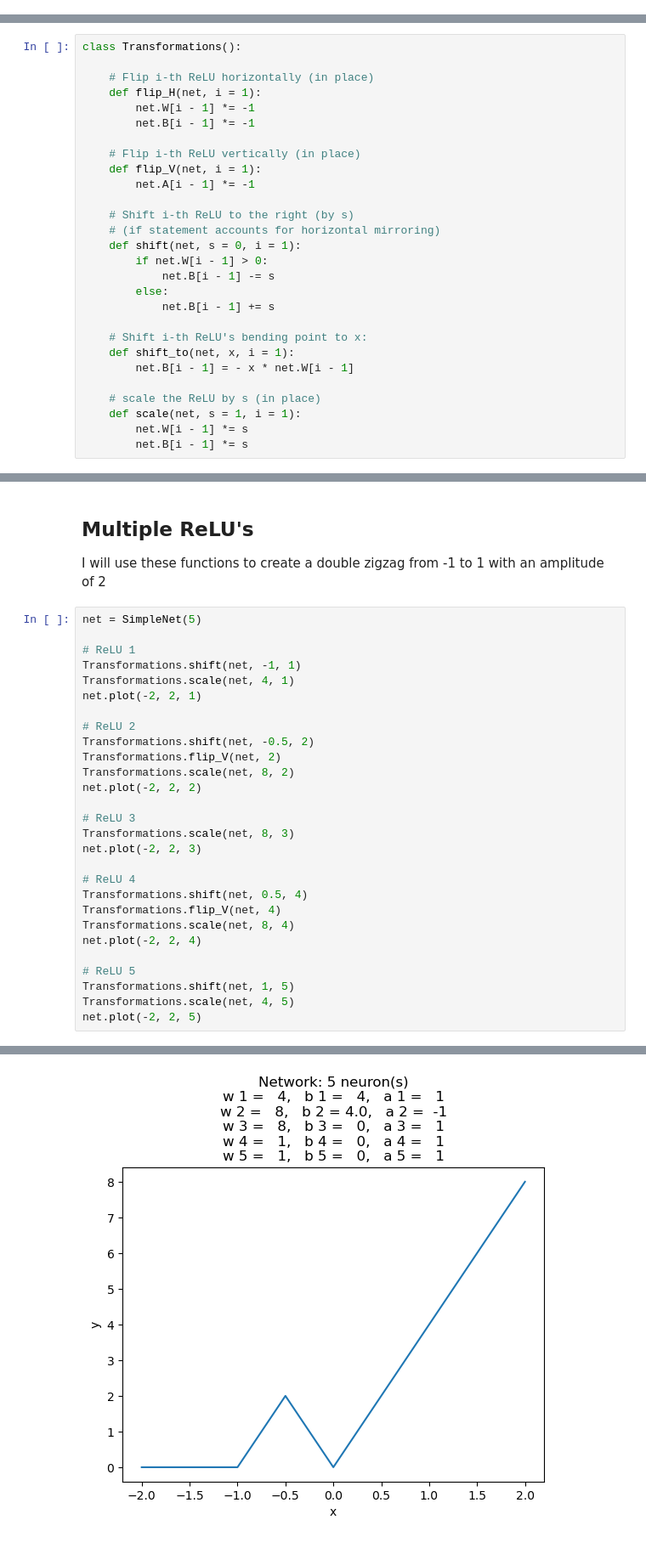
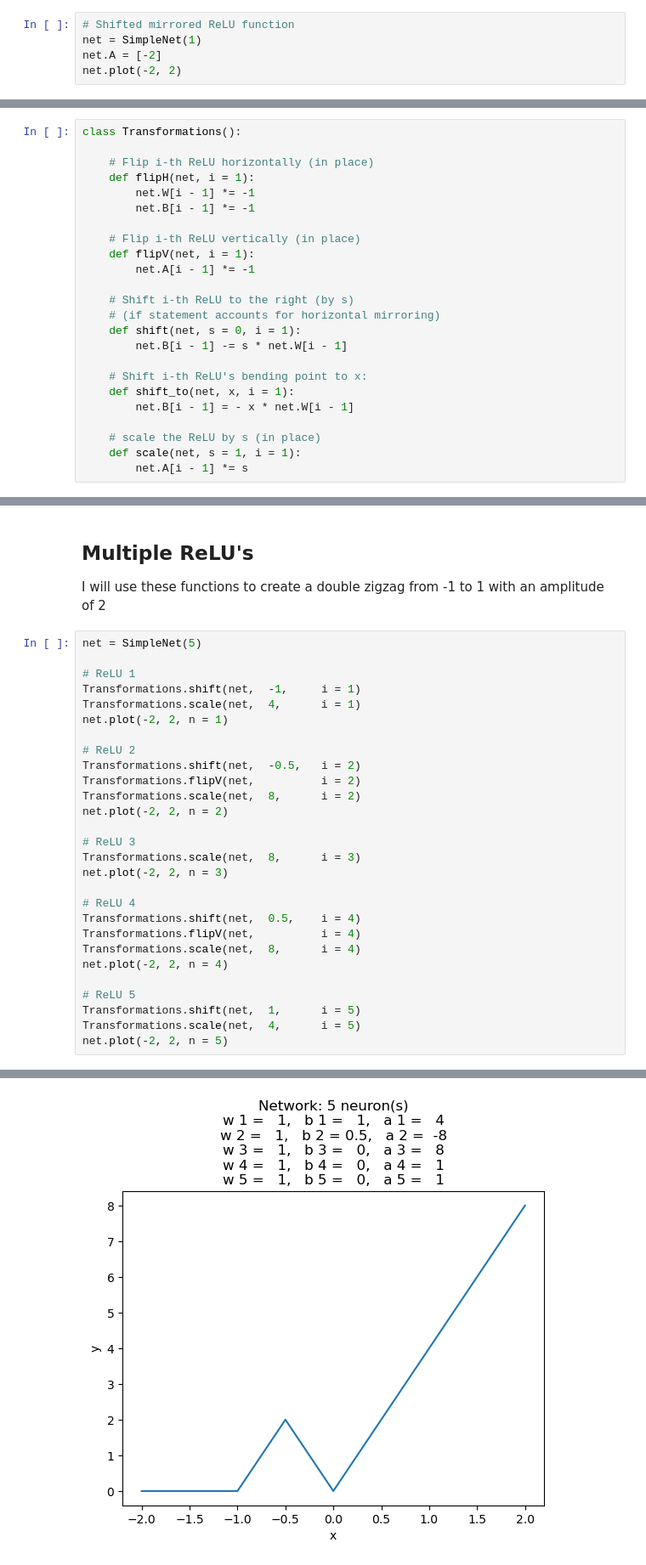
Before and after one commit to PaulusBoskabouter/EvoNet, a Jupyter notebook: experiment_beau.ipynb, the cells around one changed output, grey strips where cells are left out. Shown at 85% size. Saved outputs shown, nothing was run; the diff lists cells and outputs as text.

```diff
--- a/experiment_beau.ipynb
+++ b/experiment_beau.ipynb
@@ -144,0 +139,5 @@ net.plot(-2, 2)
+# %%
+# Shifted mirrored ReLU function
+net = SimpleNet(1)
+net.A = [-2]
+net.plot(-2, 2)
@@ -150,21 +151,18 @@ I coded some transformations based on these principles.
 class Transformations():
 
     # Flip i-th ReLU horizontally (in place)
-    def flip_H(net, i = 1):
+    def flipH(net, i = 1):
         net.W[i - 1] *= -1
         net.B[i - 1] *= -1
 
     # Flip i-th ReLU vertically (in place)
-    def flip_V(net, i = 1):
+    def flipV(net, i = 1):
         net.A[i - 1] *= -1
 
     # Shift i-th ReLU to the right (by s)
     # (if statement accounts for horizontal mirroring)
     def shift(net, s = 0, i = 1):
-        if net.W[i - 1] > 0:
-            net.B[i - 1] -= s
-        else:
-            net.B[i - 1] += s
+        net.B[i - 1] -= s * net.W[i - 1]
 
     # Shift i-th ReLU's bending point to x:
     def shift_to(net, x, i = 1):
@@ -172,8 +170,7 @@ class Transformations():
 
     # scale the ReLU by s (in place)
     def scale(net, s = 1, i = 1):
-        net.W[i - 1] *= s
-        net.B[i - 1] *= s
+        net.A[i - 1] *= s
 # %%
 net = SimpleNet(1)
 
@@ -209,33 +206,33 @@ I will use these functions to create a double zigzag from -1 to 1 with an amplit
 # %%
 net = SimpleNet(5)
 
 # ReLU 1
-Transformations.shift(net, -1, 1)
-Transformations.scale(net, 4, 1)
-net.plot(-2, 2, 1)
+Transformations.shift(net,  -1,     i = 1)
+Transformations.scale(net,  4,      i = 1)
+net.plot(-2, 2, n = 1)
 
 # ReLU 2
-Transformations.shift(net, -0.5, 2)
-Transformations.flip_V(net, 2)
-Transformations.scale(net, 8, 2)
-net.plot(-2, 2, 2)
+Transformations.shift(net,  -0.5,   i = 2)
+Transformations.flipV(net,          i = 2)
+Transformations.scale(net,  8,      i = 2)
+net.plot(-2, 2, n = 2)
 
 # ReLU 3
-Transformations.scale(net, 8, 3)
-net.plot(-2, 2, 3)
+Transformations.scale(net,  8,      i = 3)
+net.plot(-2, 2, n = 3)
 
 # ReLU 4
-Transformations.shift(net, 0.5, 4)
-Transformations.flip_V(net, 4)
-Transformations.scale(net, 8, 4)
-net.plot(-2, 2, 4)
+Transformations.shift(net,  0.5,    i = 4)
+Transformations.flipV(net,          i = 4)
+Transformations.scale(net,  8,      i = 4)
+net.plot(-2, 2, n = 4)
 
 # ReLU 5
-Transformations.shift(net, 1, 5)
-Transformations.scale(net, 4, 5)
-net.plot(-2, 2, 5)
+Transformations.shift(net,  1,      i = 5)
+Transformations.scale(net,  4,      i = 5)
+net.plot(-2, 2, n = 5)
 # %% [output]
 [figure]
 [figure]
-[figure, old version]
+[figure, new version]
 [figure]
```
Also changed, not shown: parts of 39 cells of this notebook.
